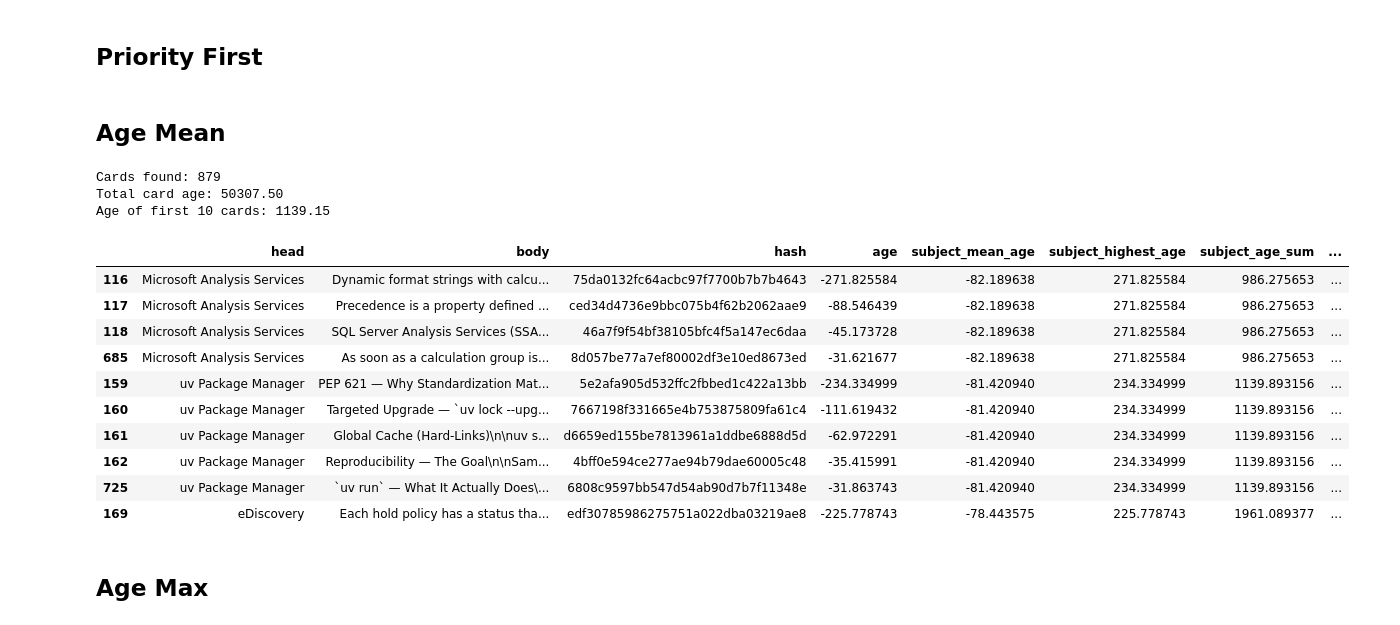
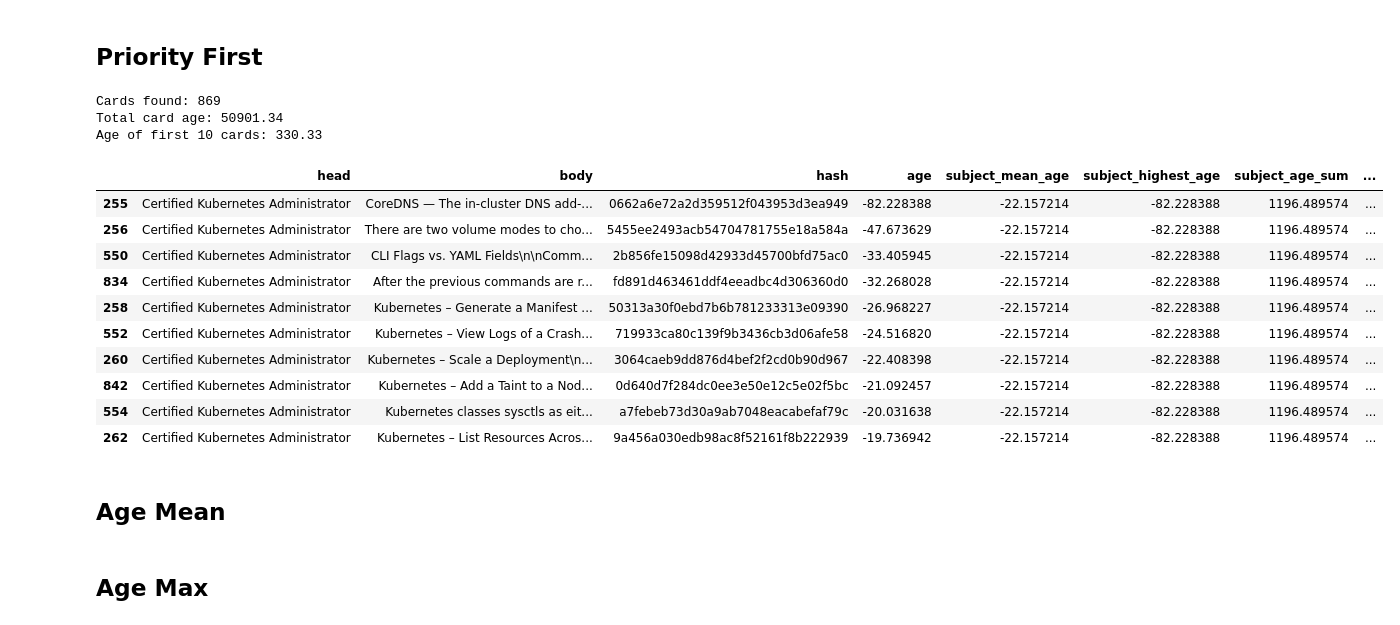
Before and after one commit to JayTY94/Certcards-refresh, a Jupyter notebook: shuffle.ipynb, the cells around one changed output. Cells and saved outputs as stored; diff of their text form; code cells hidden in the pictures.

```diff
--- a/shuffle.ipynb
+++ b/shuffle.ipynb
@@ -213,53 +213,53 @@ sum of ages: ~1017.25
 # %% [markdown]
 ## Priority First
 # %%
-# n = 5
-# m = existing_cards.shape[0]//100
-# existing_cards["count"] = (
-#     existing_cards.sort_values("age", ascending=False).groupby("head").cumcount()
-# )
-# existing_cards["n_fold"] = existing_cards["count"] % 3
+n = 5
+m = existing_cards.shape[0]//100
+existing_cards["count"] = (
+    existing_cards.sort_values("age", ascending=False).groupby("head").cumcount()
+)
+existing_cards["n_fold"] = existing_cards["count"] % 3
 
-# existing_cards["priority"] = 10
-# existing_cards.loc[priority_cards_mask, "priority"] = 0
+existing_cards["priority"] = 10
+existing_cards.loc[priority_cards_mask, "priority"] = 0
 
-# existing_cards["subject_mean_age"] *= -1
-# existing_cards['subject_highest_age'] *= -1
-# existing_cards["age"] = existing_cards["age"] * -1
-# existing_cards.sort_values(
-#     ["n_fold", "priority", "subject_highest_age", "age"], inplace=True
-# )
-# remake_card_document(existing_cards=existing_cards)
+existing_cards["subject_mean_age"] *= -1
+existing_cards['subject_highest_age'] *= -1
+existing_cards["age"] = existing_cards["age"] * -1
+existing_cards.sort_values(
+    ["n_fold", "priority", "subject_highest_age", "age"], inplace=True
+)
+remake_card_document(existing_cards=existing_cards)
 
-# existing_cards.head(10)
+existing_cards.head(10)
+# %% [output]
+Cards found: 869
+Total card age: 50901.34
+Age of first 10 cards: 330.33
+|  | head | body | hash | age | subject_mean_age | subject_highest_age | subject_age_sum | ... |
+| 255 | Certified Kubernetes Administrator | CoreDNS — The in-cluster DNS add-... | 0662a6e72a2d359512f043953d3ea949 | -82.228388 | -22.157214 | -82.228388 | 1196.489574 | ... |
+| 256 | Certified Kubernetes Administrator | There are two volume modes to cho... | 5455ee2493acb54704781755e18a584a | -47.673629 | -22.157214 | -82.228388 | 1196.489574 | ... |
+| 550 | Certified Kubernetes Administrator | CLI Flags vs. YAML Fields\n\nComm... | 2b856fe15098d42933d45700bfd75ac0 | -33.405945 | -22.157214 | -82.228388 | 1196.489574 | ... |
+| 834 | Certified Kubernetes Administrator | After the previous commands are r... | fd891d463461ddf4eeadbc4d306360d0 | -32.268028 | -22.157214 | -82.228388 | 1196.489574 | ... |
+| 258 | Certified Kubernetes Administrator | Kubernetes – Generate a Manifest ... | 50313a30f0ebd7b6b781233313e09390 | -26.968227 | -22.157214 | -82.228388 | 1196.489574 | ... |
+| 552 | Certified Kubernetes Administrator | Kubernetes – View Logs of a Crash... | 719933ca80c139f9b3436cb3d06afe58 | -24.516820 | -22.157214 | -82.228388 | 1196.489574 | ... |
+| 260 | Certified Kubernetes Administrator | Kubernetes – Scale a Deployment\n... | 3064caeb9dd876d4bef2f2cd0b90d967 | -22.408398 | -22.157214 | -82.228388 | 1196.489574 | ... |
+| 842 | Certified Kubernetes Administrator | Kubernetes – Add a Taint to a Nod... | 0d640d7f284dc0ee3e50e12c5e02f5bc | -21.092457 | -22.157214 | -82.228388 | 1196.489574 | ... |
+| 554 | Certified Kubernetes Administrator | Kubernetes classes sysctls as eit... | a7febeb73d30a9ab7048eacabefaf79c | -20.031638 | -22.157214 | -82.228388 | 1196.489574 | ... |
+| 262 | Certified Kubernetes Administrator | Kubernetes – List Resources Acros... | 9a456a030edb98ac8f52161f8b222939 | -19.736942 | -22.157214 | -82.228388 | 1196.489574 | ... |
 # %% [markdown]
 ## Age Mean
 # %%
-n=3
-existing_cards['count'] = existing_cards.sort_values('age', ascending=False).groupby('head').cumcount()
-existing_cards['n_fold'] = existing_cards['count'] % n
+# n=3
+# existing_cards['count'] = existing_cards.sort_values('age', ascending=False).groupby('head').cumcount()
+# existing_cards['n_fold'] = existing_cards['count'] % n
 
-existing_cards['subject_mean_age'] = existing_cards['subject_mean_age'] *-1
-existing_cards['age'] = existing_cards['age'] *-1
-existing_cards.sort_values(['n_fold', 'subject_mean_age', 'age'], inplace=True)
-remake_card_document(existing_cards=existing_cards)
+# existing_cards['subject_mean_age'] = existing_cards['subject_mean_age'] *-1
+# existing_cards['age'] = existing_cards['age'] *-1
+# existing_cards.sort_values(['n_fold', 'subject_mean_age', 'age'], inplace=True)
+# remake_card_document(existing_cards=existing_cards)
 
-existing_cards.head(10)
+# existing_cards.head(10)
-# %% [output]
-Cards found: 879
-Total card age: 50307.50
-Age of first 10 cards: 1139.15
-|  | head | body | hash | age | subject_mean_age | subject_highest_age | subject_age_sum | ... |
-| 116 | Microsoft Analysis Services | Dynamic format strings with calcu... | 75da0132fc64acbc97f7700b7b7b4643 | -271.825584 | -82.189638 | 271.825584 | 986.275653 | ... |
-| 117 | Microsoft Analysis Services | Precedence is a property defined ... | ced34d4736e9bbc075b4f62b2062aae9 | -88.546439 | -82.189638 | 271.825584 | 986.275653 | ... |
-| 118 | Microsoft Analysis Services | SQL Server Analysis Services (SSA... | 46a7f9f54bf38105bfc4f5a147ec6daa | -45.173728 | -82.189638 | 271.825584 | 986.275653 | ... |
-| 685 | Microsoft Analysis Services | As soon as a calculation group is... | 8d057be77a7ef80002df3e10ed8673ed | -31.621677 | -82.189638 | 271.825584 | 986.275653 | ... |
-| 159 | uv Package Manager | PEP 621 — Why Standardization Mat... | 5e2afa905d532ffc2fbbed1c422a13bb | -234.334999 | -81.420940 | 234.334999 | 1139.893156 | ... |
-| 160 | uv Package Manager | Targeted Upgrade — `uv lock --upg... | 7667198f331665e4b753875809fa61c4 | -111.619432 | -81.420940 | 234.334999 | 1139.893156 | ... |
-| 161 | uv Package Manager | Global Cache (Hard-Links)\n\nuv s... | d6659ed155be7813961a1ddbe6888d5d | -62.972291 | -81.420940 | 234.334999 | 1139.893156 | ... |
-| 162 | uv Package Manager | Reproducibility — The Goal\n\nSam... | 4bff0e594ce277ae94b79dae60005c48 | -35.415991 | -81.420940 | 234.334999 | 1139.893156 | ... |
-| 725 | uv Package Manager | `uv run` — What It Actually Does\... | 6808c9597bb547d54ab90d7b7f11348e | -31.863743 | -81.420940 | 234.334999 | 1139.893156 | ... |
-| 169 | eDiscovery | Each hold policy has a status tha... | edf30785986275751a022dba03219ae8 | -225.778743 | -78.443575 | 225.778743 | 1961.089377 | ... |
 # %% [markdown]
 ## Age Max
 # %%
```
Also changed, not shown: parts of 6 cells of this notebook, 2 other files.
